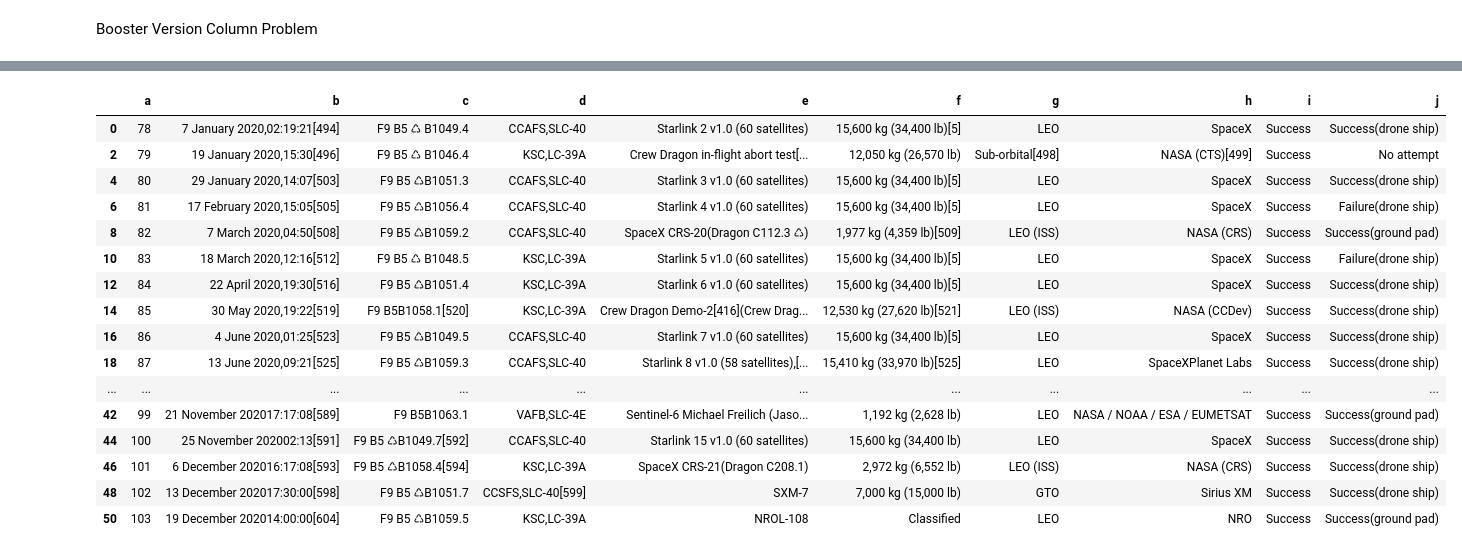
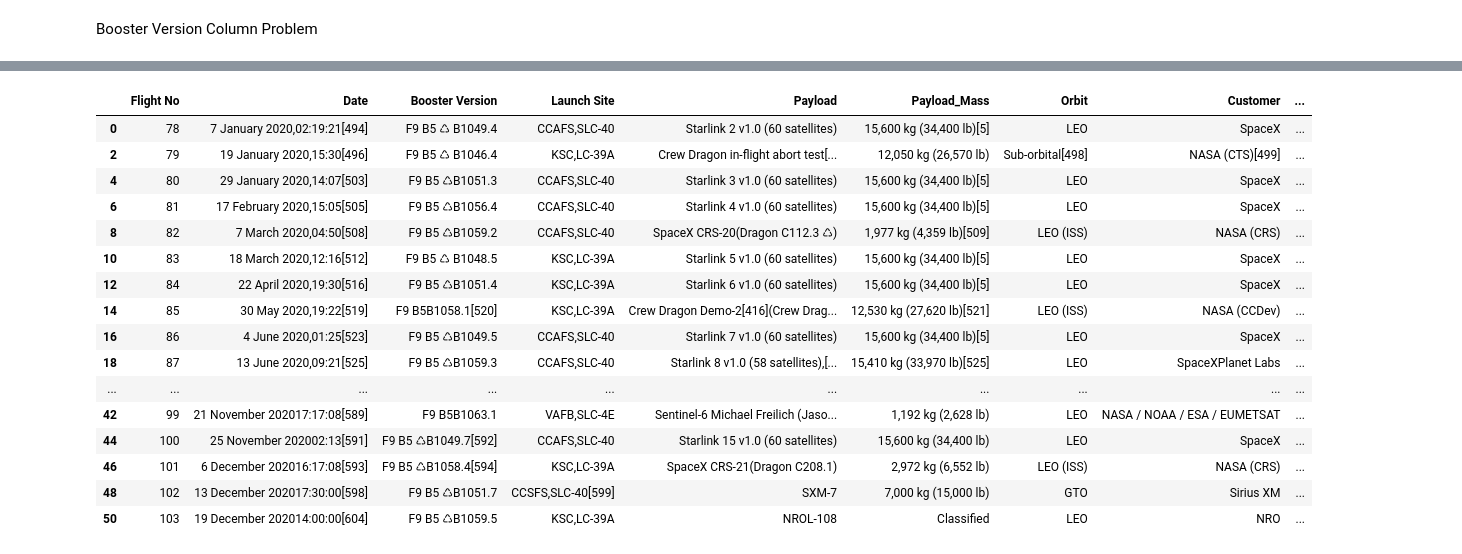
Before and after one commit to heyrobin/Python-DataScrap, a Jupyter notebook: Falcon_9_and_Falcon_Heavy_launches_in_Pandas.ipynb, the cells around one changed output, grey strips where cells are left out. Drawn from its saved outputs; the diff is of its cells as text; code cells hidden in the pictures.

```diff
--- a/Falcon_9_and_Falcon_Heavy_launches_in_Pandas.ipynb
+++ b/Falcon_9_and_Falcon_Heavy_launches_in_Pandas.ipynb
@@ -298,24 +354,24 @@ G
 # %%
 H = raw[9].iloc[::2, :]
 
 H = pd.DataFrame(H)
-H.columns = ['a', 'b','c','d','e','f','g','h','i','j']
+H.columns = ['Flight No', 'Date','Booster Version','Launch Site','Payload','Payload_Mass','Orbit','Customer','Launch Outcome','Booster landing']
 H
 # %% [output]
-|  | a | b | c | d | e | f | g | h | i | j |
-| 0 | 78 | 7 January 2020,02:19:21[494] | F9 B5 ♺ B1049.4 | CCAFS,SLC-40 | Starlink 2 v1.0 (60 satellites) | 15,600 kg (34,400 lb)[5] | LEO | SpaceX | Success | Success(drone ship) |
-| 2 | 79 | 19 January 2020,15:30[496] | F9 B5 ♺ B1046.4 | KSC,LC-39A | Crew Dragon in-flight abort test[... | 12,050 kg (26,570 lb) | Sub-orbital[498] | NASA (CTS)[499] | Success | No attempt |
-| 4 | 80 | 29 January 2020,14:07[503] | F9 B5 ♺B1051.3 | CCAFS,SLC-40 | Starlink 3 v1.0 (60 satellites) | 15,600 kg (34,400 lb)[5] | LEO | SpaceX | Success | Success(drone ship) |
-| 6 | 81 | 17 February 2020,15:05[505] | F9 B5 ♺B1056.4 | CCAFS,SLC-40 | Starlink 4 v1.0 (60 satellites) | 15,600 kg (34,400 lb)[5] | LEO | SpaceX | Success | Failure(drone ship) |
-| 8 | 82 | 7 March 2020,04:50[508] | F9 B5 ♺B1059.2 | CCAFS,SLC-40 | SpaceX CRS-20(Dragon C112.3 ♺) | 1,977 kg (4,359 lb)[509] | LEO (ISS) | NASA (CRS) | Success | Success(ground pad) |
-| 10 | 83 | 18 March 2020,12:16[512] | F9 B5 ♺ B1048.5 | KSC,LC-39A | Starlink 5 v1.0 (60 satellites) | 15,600 kg (34,400 lb)[5] | LEO | SpaceX | Success | Failure(drone ship) |
-| 12 | 84 | 22 April 2020,19:30[516] | F9 B5 ♺B1051.4 | KSC,LC-39A | Starlink 6 v1.0 (60 satellites) | 15,600 kg (34,400 lb)[5] | LEO | SpaceX | Success | Success(drone ship) |
-| 14 | 85 | 30 May 2020,19:22[519] | F9 B5B1058.1[520] | KSC,LC-39A | Crew Dragon Demo-2[416](Crew Drag... | 12,530 kg (27,620 lb)[521] | LEO (ISS) | NASA (CCDev) | Success | Success(drone ship) |
-| 16 | 86 | 4 June 2020,01:25[523] | F9 B5 ♺B1049.5 | CCAFS,SLC-40 | Starlink 7 v1.0 (60 satellites) | 15,600 kg (34,400 lb)[5] | LEO | SpaceX | Success | Success(drone ship) |
-| 18 | 87 | 13 June 2020,09:21[525] | F9 B5 ♺B1059.3 | CCAFS,SLC-40 | Starlink 8 v1.0 (58 satellites),[... | 15,410 kg (33,970 lb)[525] | LEO | SpaceXPlanet Labs | Success | Success(drone ship) |
-| ... | ... | ... | ... | ... | ... | ... | ... | ... | ... | ... |
-| 42 | 99 | 21 November 202017:17:08[589] | F9 B5B1063.1 | VAFB,SLC-4E | Sentinel-6 Michael Freilich (Jaso... | 1,192 kg (2,628 lb) | LEO | NASA / NOAA / ESA / EUMETSAT | Success | Success(ground pad) |
-| 44 | 100 | 25 November 202002:13[591] | F9 B5 ♺B1049.7[592] | CCAFS,SLC-40 | Starlink 15 v1.0 (60 satellites) | 15,600 kg (34,400 lb) | LEO | SpaceX | Success | Success(drone ship) |
-| 46 | 101 | 6 December 202016:17:08[593] | F9 B5 ♺B1058.4[594] | KSC,LC-39A | SpaceX CRS-21(Dragon C208.1) | 2,972 kg (6,552 lb) | LEO (ISS) | NASA (CRS) | Success | Success(drone ship) |
-| 48 | 102 | 13 December 202017:30:00[598] | F9 B5 ♺B1051.7 | CCSFS,SLC-40[599] | SXM-7 | 7,000 kg (15,000 lb) | GTO | Sirius XM | Success | Success(drone ship) |
-| 50 | 103 | 19 December 202014:00:00[604] | F9 B5 ♺B1059.5 | KSC,LC-39A | NROL-108 | Classified | LEO | NRO | Success | Success(ground pad) |
+|  | Flight No | Date | Booster Version | Launch Site | Payload | Payload_Mass | Orbit | Customer | ... |
+| 0 | 78 | 7 January 2020,02:19:21[494] | F9 B5 ♺ B1049.4 | CCAFS,SLC-40 | Starlink 2 v1.0 (60 satellites) | 15,600 kg (34,400 lb)[5] | LEO | SpaceX | ... |
+| 2 | 79 | 19 January 2020,15:30[496] | F9 B5 ♺ B1046.4 | KSC,LC-39A | Crew Dragon in-flight abort test[... | 12,050 kg (26,570 lb) | Sub-orbital[498] | NASA (CTS)[499] | ... |
+| 4 | 80 | 29 January 2020,14:07[503] | F9 B5 ♺B1051.3 | CCAFS,SLC-40 | Starlink 3 v1.0 (60 satellites) | 15,600 kg (34,400 lb)[5] | LEO | SpaceX | ... |
+| 6 | 81 | 17 February 2020,15:05[505] | F9 B5 ♺B1056.4 | CCAFS,SLC-40 | Starlink 4 v1.0 (60 satellites) | 15,600 kg (34,400 lb)[5] | LEO | SpaceX | ... |
+| 8 | 82 | 7 March 2020,04:50[508] | F9 B5 ♺B1059.2 | CCAFS,SLC-40 | SpaceX CRS-20(Dragon C112.3 ♺) | 1,977 kg (4,359 lb)[509] | LEO (ISS) | NASA (CRS) | ... |
+| 10 | 83 | 18 March 2020,12:16[512] | F9 B5 ♺ B1048.5 | KSC,LC-39A | Starlink 5 v1.0 (60 satellites) | 15,600 kg (34,400 lb)[5] | LEO | SpaceX | ... |
+| 12 | 84 | 22 April 2020,19:30[516] | F9 B5 ♺B1051.4 | KSC,LC-39A | Starlink 6 v1.0 (60 satellites) | 15,600 kg (34,400 lb)[5] | LEO | SpaceX | ... |
+| 14 | 85 | 30 May 2020,19:22[519] | F9 B5B1058.1[520] | KSC,LC-39A | Crew Dragon Demo-2[416](Crew Drag... | 12,530 kg (27,620 lb)[521] | LEO (ISS) | NASA (CCDev) | ... |
+| 16 | 86 | 4 June 2020,01:25[523] | F9 B5 ♺B1049.5 | CCAFS,SLC-40 | Starlink 7 v1.0 (60 satellites) | 15,600 kg (34,400 lb)[5] | LEO | SpaceX | ... |
+| 18 | 87 | 13 June 2020,09:21[525] | F9 B5 ♺B1059.3 | CCAFS,SLC-40 | Starlink 8 v1.0 (58 satellites),[... | 15,410 kg (33,970 lb)[525] | LEO | SpaceXPlanet Labs | ... |
+| ... | ... | ... | ... | ... | ... | ... | ... | ... | ... |
+| 42 | 99 | 21 November 202017:17:08[589] | F9 B5B1063.1 | VAFB,SLC-4E | Sentinel-6 Michael Freilich (Jaso... | 1,192 kg (2,628 lb) | LEO | NASA / NOAA / ESA / EUMETSAT | ... |
+| 44 | 100 | 25 November 202002:13[591] | F9 B5 ♺B1049.7[592] | CCAFS,SLC-40 | Starlink 15 v1.0 (60 satellites) | 15,600 kg (34,400 lb) | LEO | SpaceX | ... |
+| 46 | 101 | 6 December 202016:17:08[593] | F9 B5 ♺B1058.4[594] | KSC,LC-39A | SpaceX CRS-21(Dragon C208.1) | 2,972 kg (6,552 lb) | LEO (ISS) | NASA (CRS) | ... |
+| 48 | 102 | 13 December 202017:30:00[598] | F9 B5 ♺B1051.7 | CCSFS,SLC-40[599] | SXM-7 | 7,000 kg (15,000 lb) | GTO | Sirius XM | ... |
+| 50 | 103 | 19 December 202014:00:00[604] | F9 B5 ♺B1059.5 | KSC,LC-39A | NROL-108 | Classified | LEO | NRO | ... |
```
Also changed, not shown: parts of 16 cells of this notebook.
